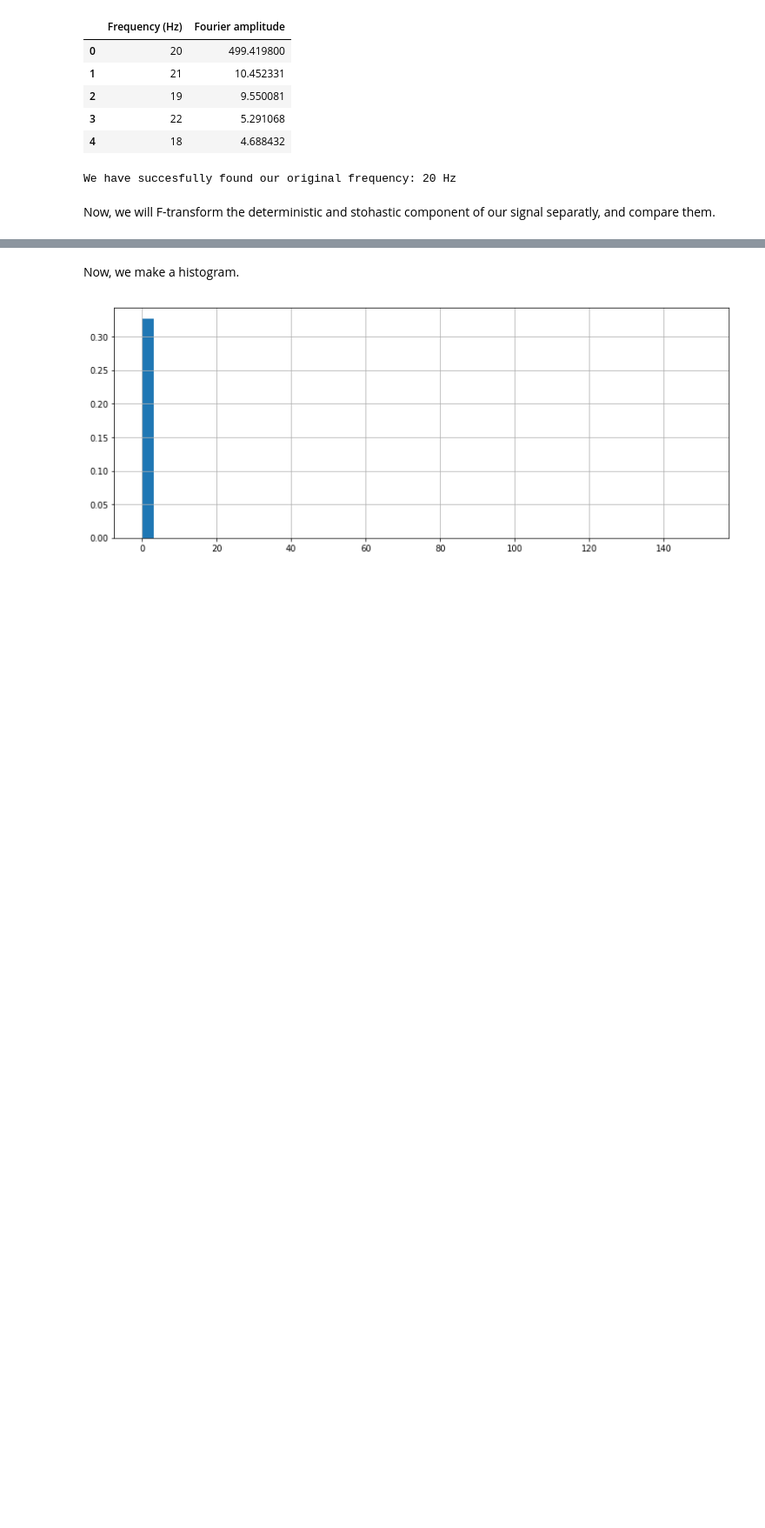
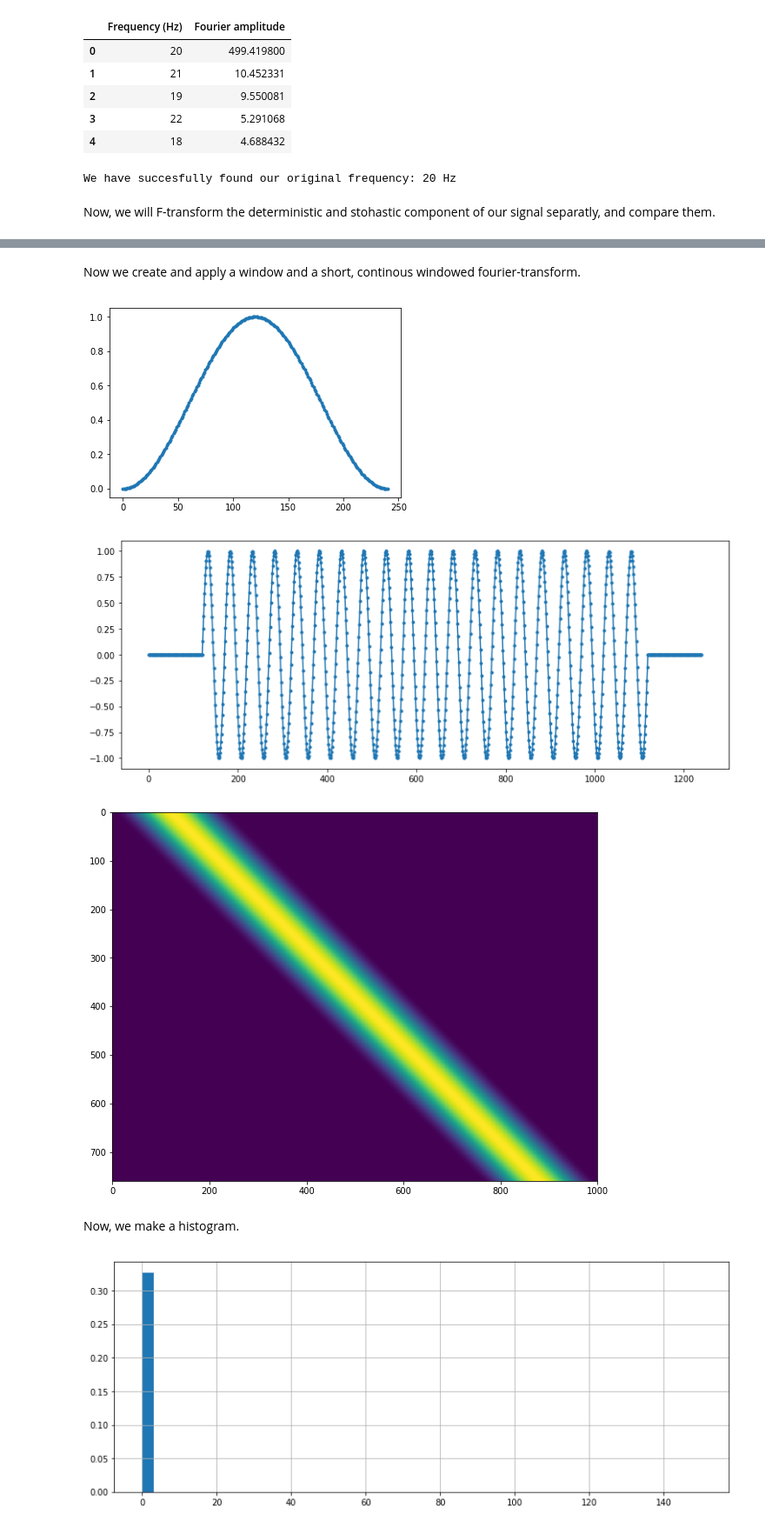
Before and after one commit to martonvavrik/fusion_research, a Jupyter notebook: waves.ipynb, the cells around one changed output, grey strips where cells are left out. Shown at 87% size. Cells and saved outputs as stored; diff of their text form; code cells hidden in the pictures; blank space fills up the shorter version.

Commit message:
Add files via upload
added sliding (continuous) hanning window

```diff
--- a/waves.ipynb
+++ b/waves.ipynb
@@ -182,4 +182,32 @@ plt.show()
 [figure]
+# %% [markdown]
+Now we create and apply a window and a short, continous windowed fourier-transform.
+# %%
+hann_r = 120
+hann_base = np.hanning(2*hann_r+1)
+
+plt.plot(hann_base,".-")
+plt.show()
+
+z_padded_s = np.linspace (0, 0, samples+2*hann_r)
+z_0=z_padded_s
+z_padded_s[hann_r:-hann_r] = s
+
+plt.figure(figsize=(13,5))
+plt.plot(z_padded_s,".-")
+plt.show()
+
+win = np.zeros((samples-hann_r-hann_r, samples))
+for i in range(samples-hann_r-hann_r):
+    win [i][i:i+hann_r+hann_r+1]=hann_base
+
+plt.figure(figsize=(10,10))
+plt.imshow(win)
+plt.show()
+# %% [output]
+[figure, added]
+[figure, added]
+[figure, added]
 # %% [markdown]
 Now, we make a histogram.
 # %%
```
Also changed, not shown: parts of 4 cells of this notebook.
